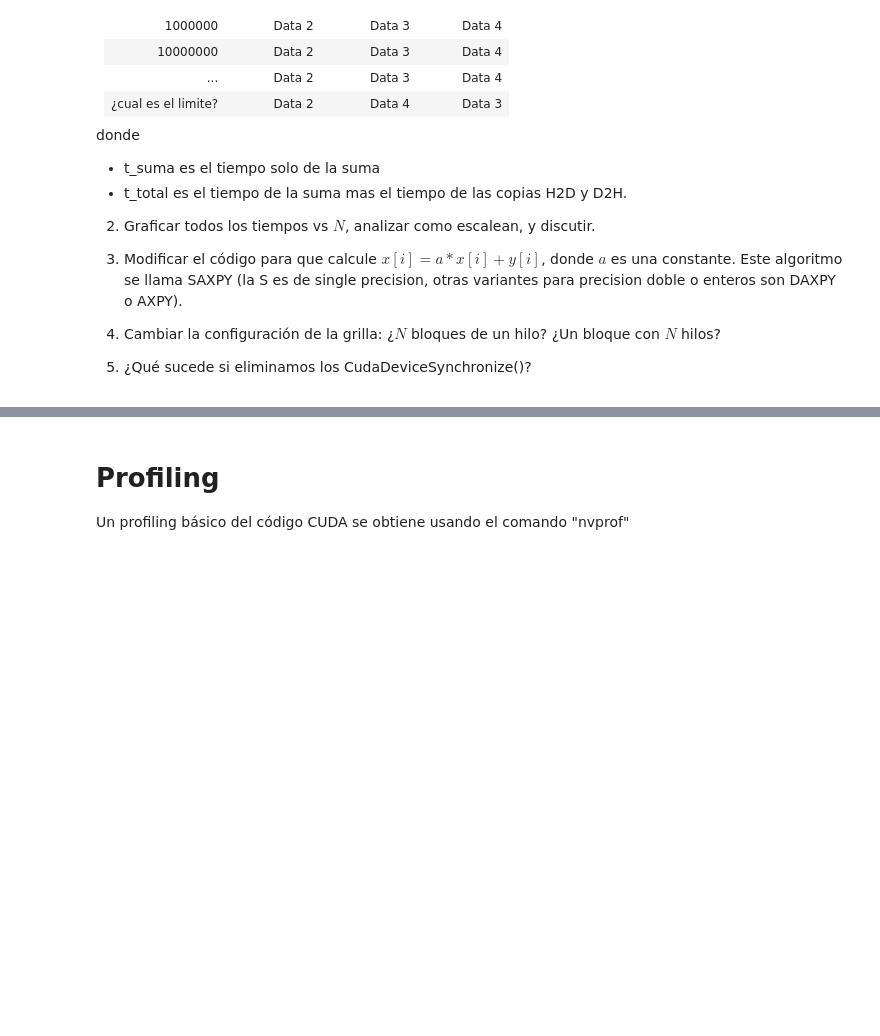
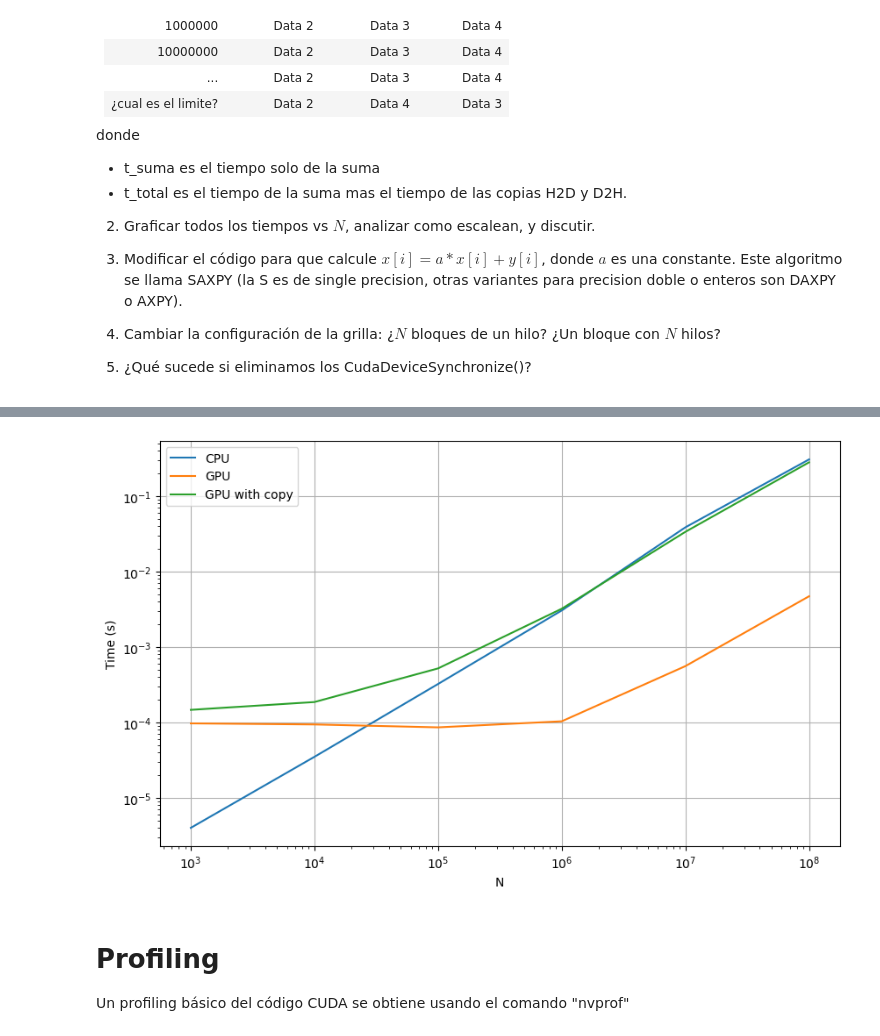
Before and after one commit to adl09/GPU_IB, a Jupyter notebook: Clase1/ICNPG_AddTwoVectors.ipynb, the cells around one changed output, grey strips where cells are left out. Cells and saved outputs as stored; diff of their text form; code cells hidden in the pictures; blank space fills up the shorter version.

```diff
--- a/Clase1/ICNPG_AddTwoVectors.ipynb
+++ b/Clase1/ICNPG_AddTwoVectors.ipynb
@@ -159,3 +291,23 @@ Results match!
+# %%
+# Plot de tarea1.dat
+import matplotlib.pyplot as plt
+import numpy as np
+import pandas as pd
+
+data = pd.read_csv('tarea1.dat', sep=' ', header=None, names=['N', 'CPU', 'GPU', 'GPU_withcpy','Speedup'])
+
+# plot N vs CPU and GPU
+plt.figure(figsize=(10, 6))
+plt.loglog(data['N'], data['CPU'], label='CPU')
+plt.loglog(data['N'], data['GPU'], label='GPU')
+plt.loglog(data['N'], data['GPU_withcpy'], label='GPU with copy')
+plt.legend()
+plt.xlabel('N')
+plt.ylabel('Time (s)')
+plt.grid(True)
+plt.show()
+# %% [output]
+[figure, added]
 # %% [markdown]
 # Profiling
 
```
Also changed, not shown: parts of 5 cells of this notebook.
